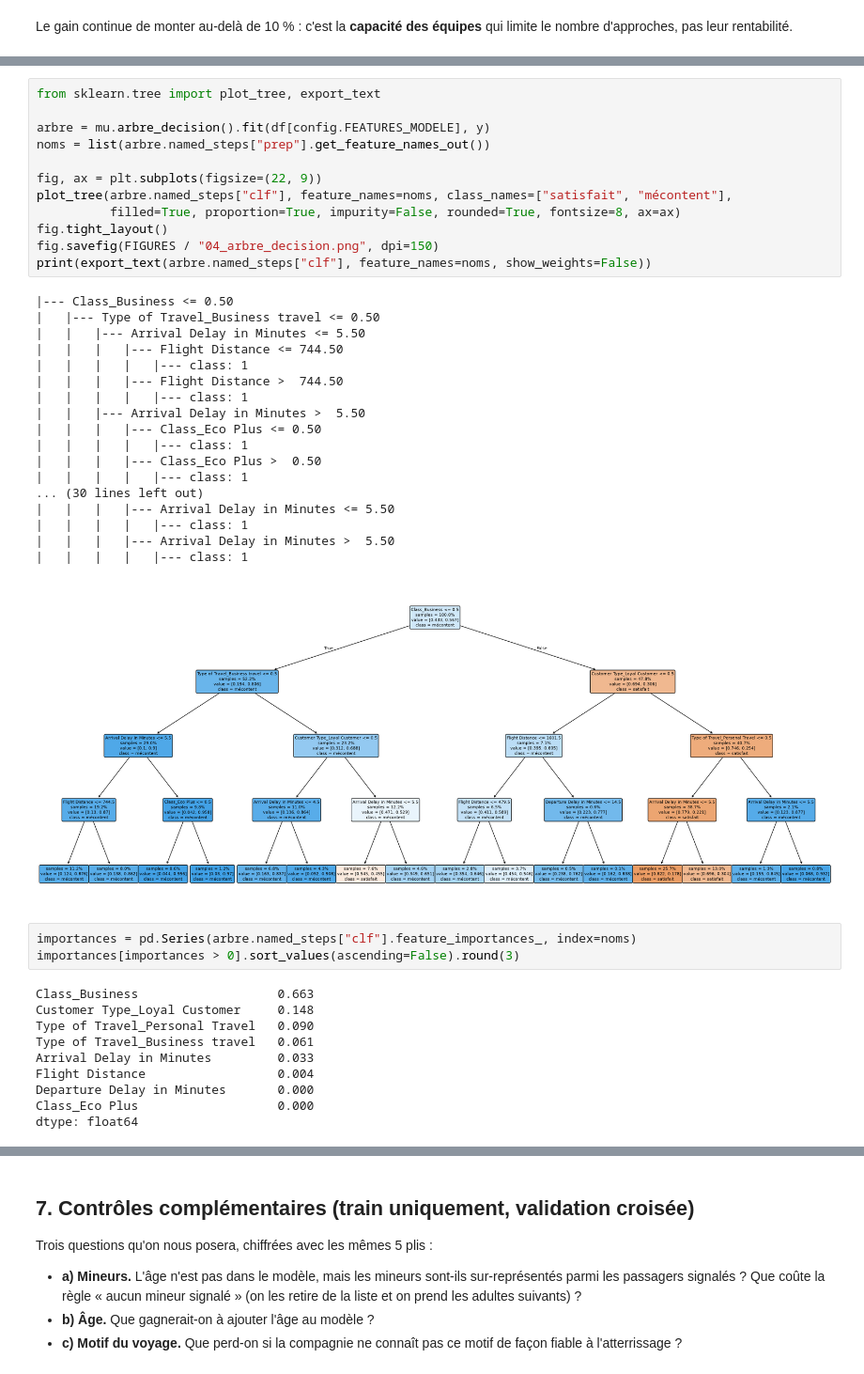
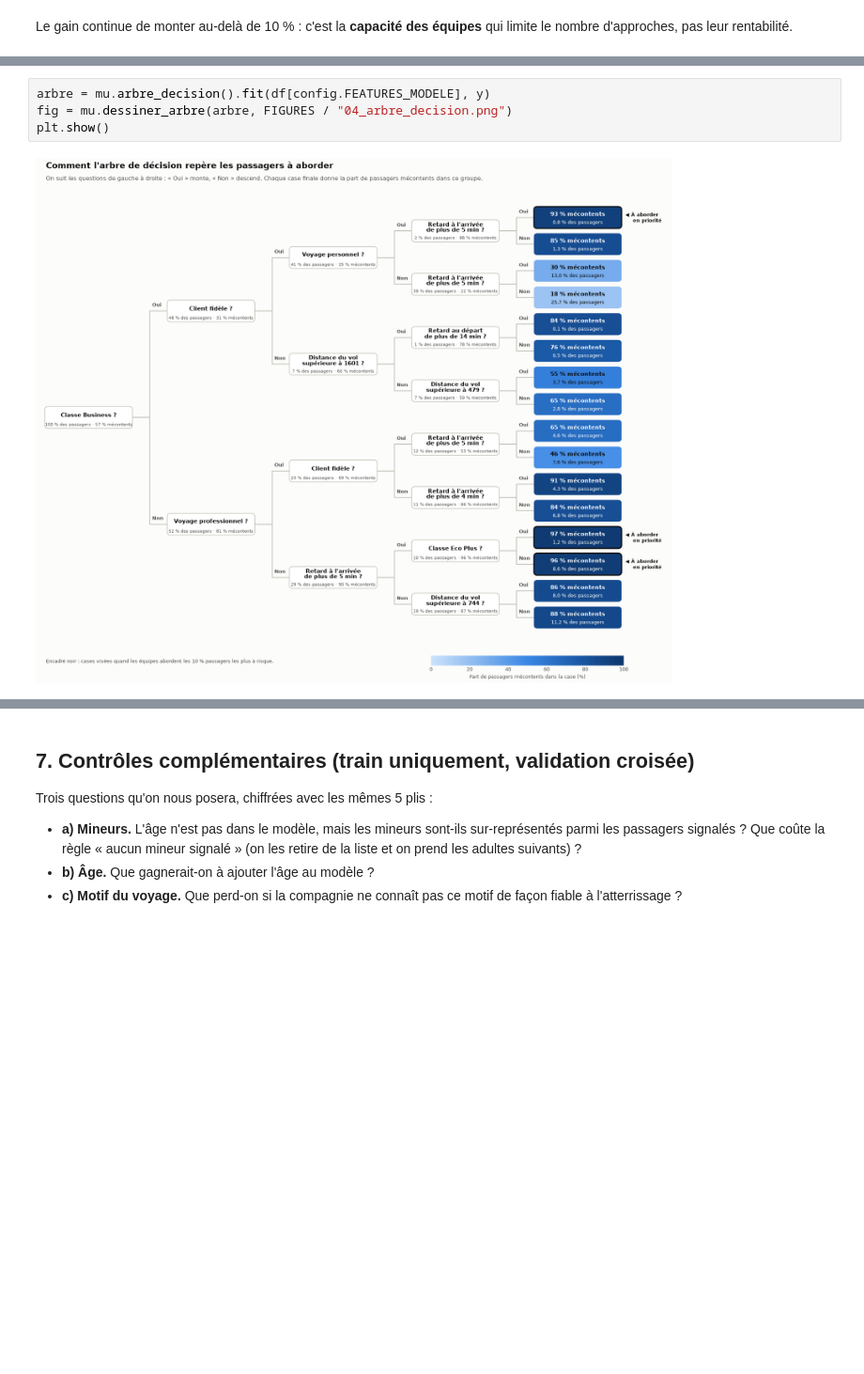
Before and after one commit to Esteban-13/rush_3, a Jupyter notebook: notebooks/04_modeles.ipynb, the cells around one changed output, grey strips where cells are left out. Shown at 94% size. Saved outputs shown, nothing was run; the diff lists cells and outputs as text; blank space fills up the shorter version.

Commit message:
Partie B : arbre de décision redessiné en français (lecture horizontale, légende, cases prioritaires)

```diff
--- a/notebooks/04_modeles.ipynb
+++ b/notebooks/04_modeles.ipynb
@@ -125,44 +125,6 @@ L'arbre est entraîné sur tout le train pour pouvoir être lu. Chaque case indi
-# %%
-from sklearn.tree import plot_tree, export_text
-
-arbre = mu.arbre_decision().fit(df[config.FEATURES_MODELE], y)
-noms = list(arbre.named_steps["prep"].get_feature_names_out())
-
-fig, ax = plt.subplots(figsize=(22, 9))
-plot_tree(arbre.named_steps["clf"], feature_names=noms, class_names=["satisfait", "mécontent"],
-          filled=True, proportion=True, impurity=False, rounded=True, fontsize=8, ax=ax)
-fig.tight_layout()
-fig.savefig(FIGURES / "04_arbre_decision.png", dpi=150)
-print(export_text(arbre.named_steps["clf"], feature_names=noms, show_weights=False))
-# %% [output]
-|--- Class_Business <= 0.50
-|   |--- Type of Travel_Business travel <= 0.50
-|   |   |--- Arrival Delay in Minutes <= 5.50
-|   |   |   |--- Flight Distance <= 744.50
-|   |   |   |   |--- class: 1
-|   |   |   |--- Flight Distance >  744.50
-|   |   |   |   |--- class: 1
-|   |   |--- Arrival Delay in Minutes >  5.50
-|   |   |   |--- Class_Eco Plus <= 0.50
-|   |   |   |   |--- class: 1
-|   |   |   |--- Class_Eco Plus >  0.50
-|   |   |   |   |--- class: 1
-... (30 lines left out)
-|   |   |   |--- Arrival Delay in Minutes <= 5.50
-|   |   |   |   |--- class: 1
-|   |   |   |--- Arrival Delay in Minutes >  5.50
-|   |   |   |   |--- class: 1
-[figure, removed]
-# %%
-importances = pd.Series(arbre.named_steps["clf"].feature_importances_, index=noms)
-importances[importances > 0].sort_values(ascending=False).round(3)
-# %% [output]
-Class_Business                   0.663
-Customer Type_Loyal Customer     0.148
-Type of Travel_Personal Travel   0.090
-Type of Travel_Business travel   0.061
-Arrival Delay in Minutes         0.033
-Flight Distance                  0.004
-Departure Delay in Minutes       0.000
-Class_Eco Plus                   0.000
-dtype: float64
+# %%
+arbre = mu.arbre_decision().fit(df[config.FEATURES_MODELE], y)
+fig = mu.dessiner_arbre(arbre, FIGURES / "04_arbre_decision.png")
+plt.show()
+# %% [output]
+[figure, added]
```
Also changed, not shown: parts of 3 cells of this notebook, 2 other files.
